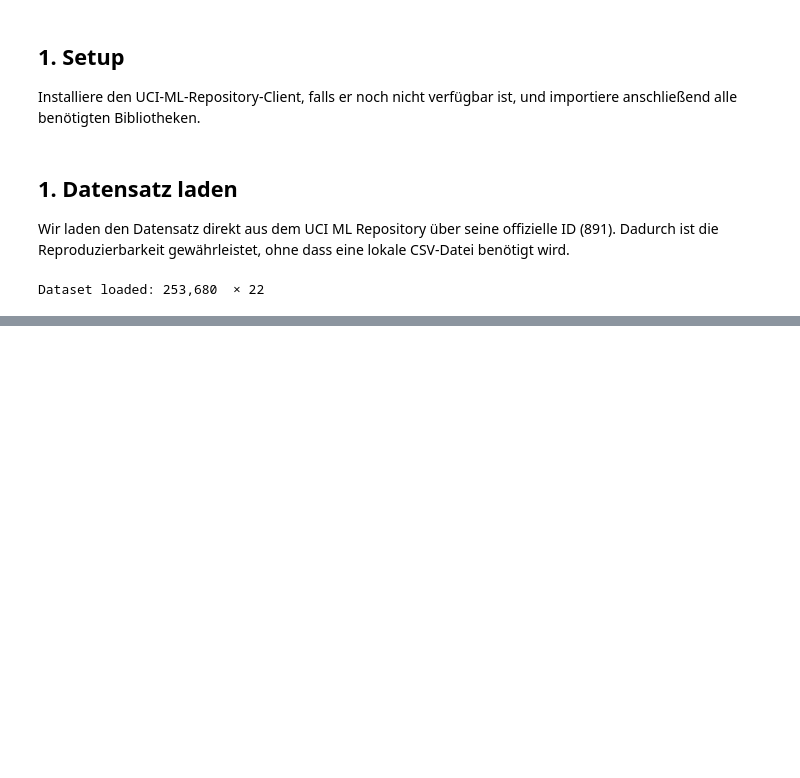
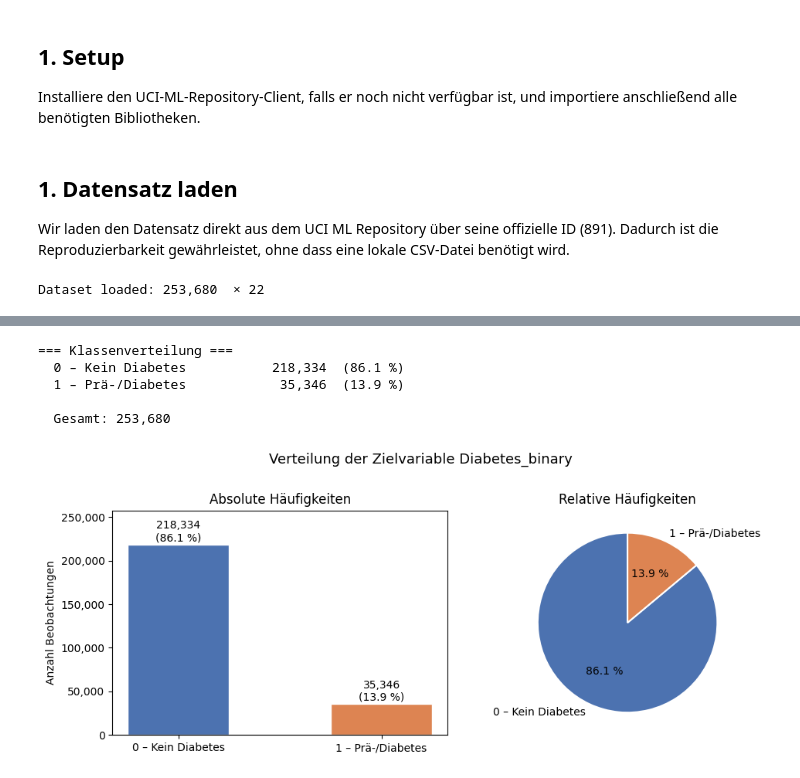
Before and after one commit to Hasher26/Diabetes-Prediction-Hasher, a Jupyter notebook: notebooks/02_data_understanding.ipynb, the cells around one changed output, grey strips where cells are left out. Saved outputs shown, nothing was run; the diff lists cells and outputs as text; code cells hidden in the pictures; blank space fills up the shorter version.

```diff
--- a/notebooks/02_data_understanding.ipynb
+++ b/notebooks/02_data_understanding.ipynb
@@ -43,0 +162,40 @@ Dataset loaded: 253,680  × 22
+# %%
+counts = df["Diabetes_binary"].value_counts().sort_index()
+labels = ["0 – Kein Diabetes", "1 – Prä-/Diabetes"]
+
+print("=== Klassenverteilung ===")
+for n, lbl in zip(counts, labels):
+    print(f"  {lbl:<26}  {n:>7,}  ({n/counts.sum()*100:.1f} %)")
+print(f"\n  Gesamt: {counts.sum():,}")
+
+# --- Plot ---
+fig, axes = plt.subplots(1, 2, figsize=(10, 4))
+
+axes[0].bar(labels, counts.values, color=["#4C72B0", "#DD8452"], edgecolor="white", width=0.5)
+for i, (n, pct) in enumerate(zip(counts.values, counts.values / counts.sum() * 100)):
+    axes[0].text(i, n + 1500, f"{n:,}\n({pct:.1f} %)", ha="center", va="bottom", fontsize=10)
+axes[0].set_title("Absolute Häufigkeiten", fontsize=12)
+axes[0].set_ylabel("Anzahl Beobachtungen")
+axes[0].yaxis.set_major_formatter(mticker.FuncFormatter(lambda x, _: f"{int(x):,}"))
+axes[0].set_ylim(0, counts[0] * 1.18)
+
+axes[1].pie(
+    counts.values,
+    labels=labels,
+    autopct="%1.1f %%",
+    colors=["#4C72B0", "#DD8452"],
+    startangle=90,
+    wedgeprops={"edgecolor": "white", "linewidth": 1.5},
+)
+axes[1].set_title("Relative Häufigkeiten", fontsize=12)
+
+plt.suptitle("Verteilung der Zielvariable Diabetes_binary", fontsize=13, y=1.01)
+plt.tight_layout()
+plt.show()
+# %% [output]
+=== Klassenverteilung ===
+  0 – Kein Diabetes           218,334  (86.1 %)
+  1 – Prä-/Diabetes            35,346  (13.9 %)
+
+  Gesamt: 253,680
+[figure, added]
```
Also changed, not shown: parts of 14 cells of this notebook.
